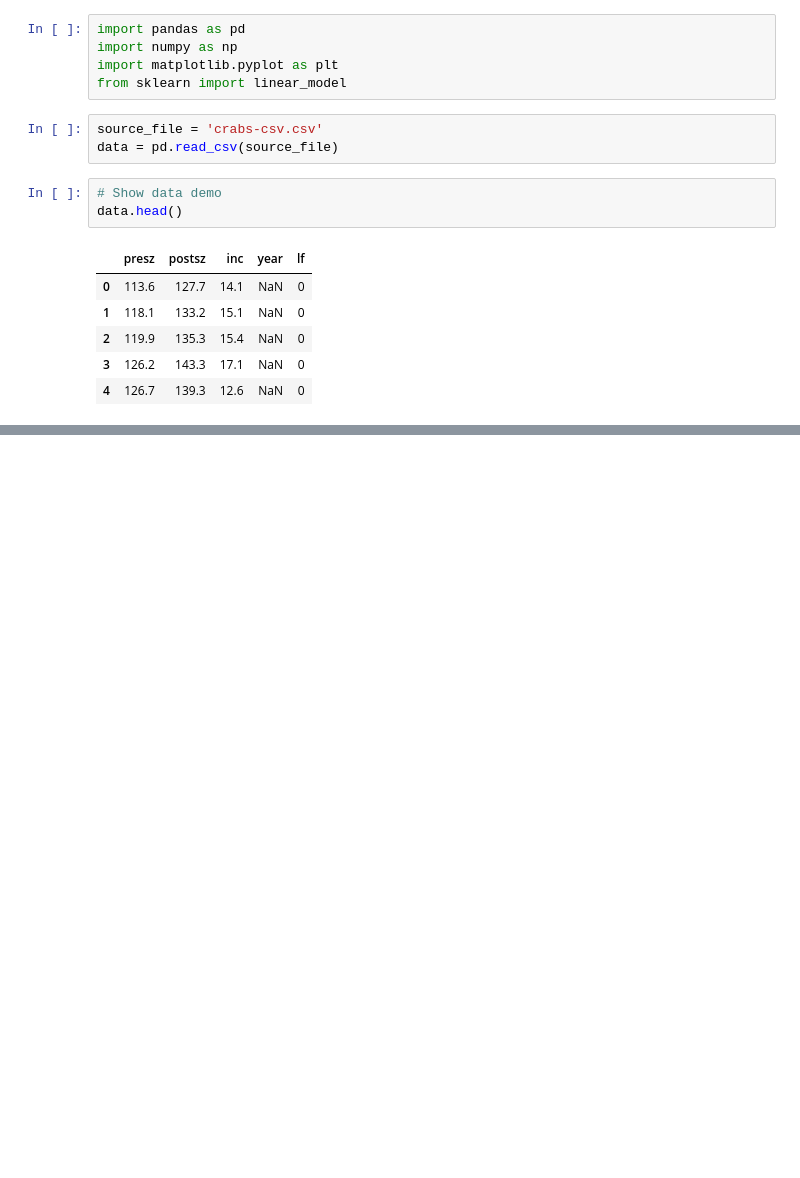
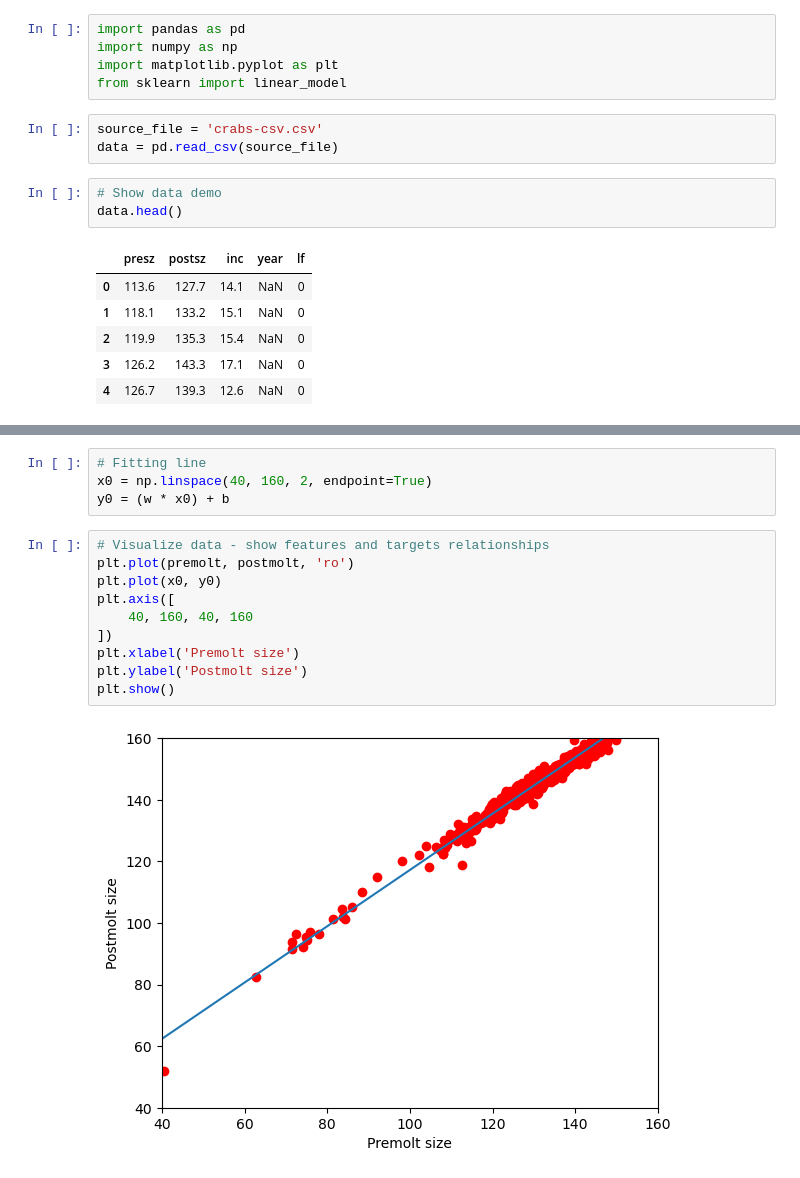
Before and after one commit to TaQuangKhoi/Tri-Tue-Nhan-Tao, a Jupyter notebook: May 8 2023/Crabs.ipynb, the cells around one changed output, grey strips where cells are left out. Saved outputs shown, nothing was run; the diff lists cells and outputs as text; blank space fills up the shorter version.

```diff
--- a/May 8 2023/Crabs.ipynb
+++ b/May 8 2023/Crabs.ipynb
@@ -34,0 +117,16 @@ Name: presz, Length: 472, dtype: float64
+# %%
+# Fitting line
+x0 = np.linspace(40, 160, 2, endpoint=True)
+y0 = (w * x0) + b
+# %%
+# Visualize data - show features and targets relationships
+plt.plot(premolt, postmolt, 'ro')
+plt.plot(x0, y0)
+plt.axis([
+    40, 160, 40, 160
+])
+plt.xlabel('Premolt size')
+plt.ylabel('Postmolt size')
+plt.show()
+# %% [output]
+[figure, added]
```
Also changed, not shown: parts of 7 cells of this notebook.
